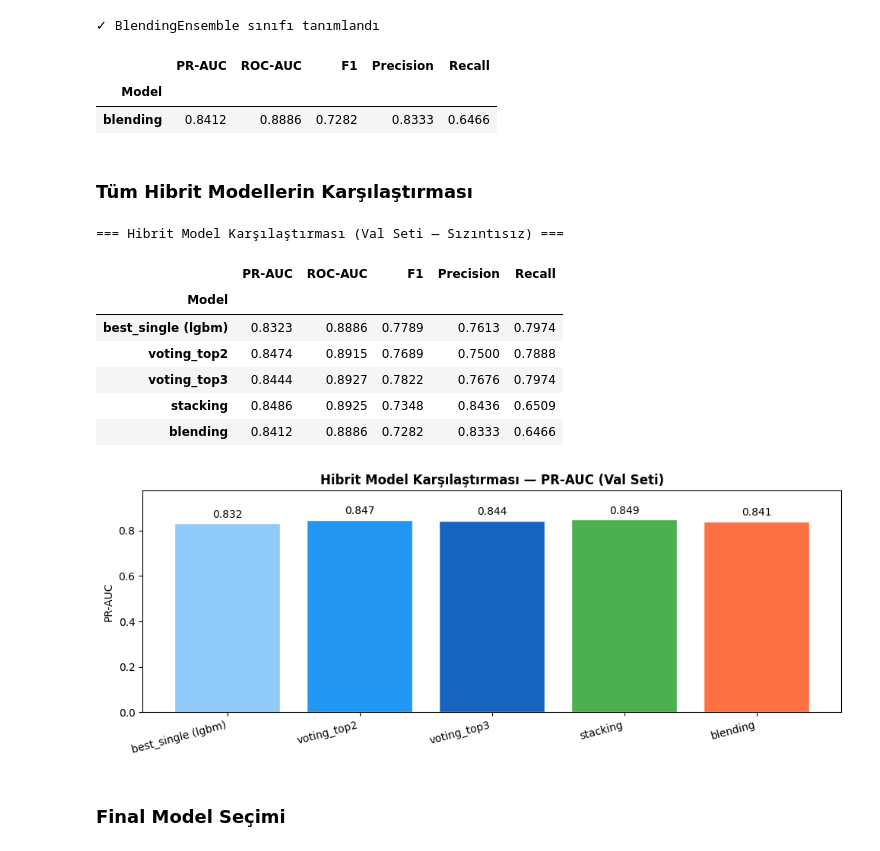
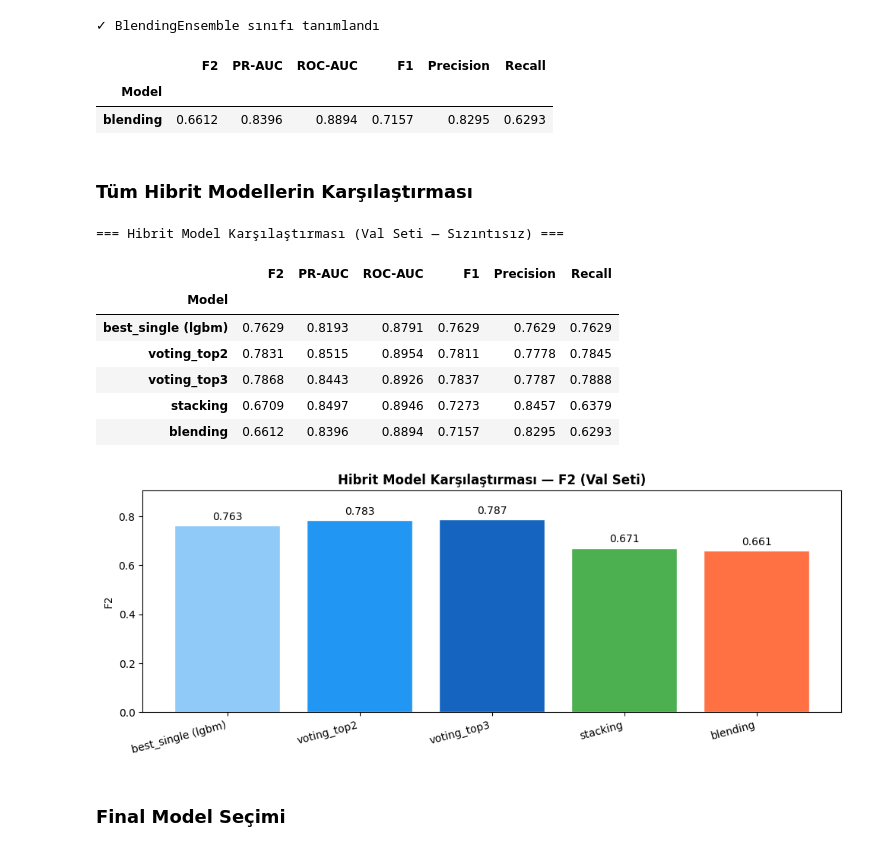
Before and after one commit to UgurIpekduzen/tmdb-hit-classifier, a Jupyter notebook: example.ipynb, the cells around one changed output. Drawn from its saved outputs; the diff is of its cells as text; code cells hidden in the pictures.

```diff
--- a/example.ipynb
+++ b/example.ipynb
@@ -479,7 +484,7 @@ Baseline modellerin (LGBM, RF, LogReg) güçlü yönlerini birleştirmek için
 import numpy as np
 from sklearn.base import clone
 from sklearn.ensemble import VotingClassifier, StackingClassifier
-from sklearn.metrics import average_precision_score, roc_auc_score, f1_score, precision_score, recall_score
+from sklearn.metrics import average_precision_score, roc_auc_score, f1_score, fbeta_score, precision_score, recall_score
 
 ir = (y_train == 0).sum() / (y_train == 1).sum()
 
@@ -510,6 +515,7 @@ def quick_val_metrics(model, X, y):
     proba = model.predict_proba(X)[:, 1]
     pred  = (proba >= 0.5).astype(int)
     return {
+        "F2":        fbeta_score(y, pred, beta=2, zero_division=0),
         "PR-AUC":    average_precision_score(y, proba),
         "ROC-AUC":   roc_auc_score(y, proba),
         "F1":        f1_score(y, pred, zero_division=0),
@@ -528,14 +534,14 @@ print('✓ quick_val_metrics hazır')
 `VotingClassifier(voting='soft')` her modelin olasılık tahminlerini ağırlıklı ortalamayla birleştirir.
 LGBM baseline'da en güçlü performansı gösterdiği için `weights=[2, 1, 1]` kullanıyoruz.
 # %%
-# Top-2 seçimi: val avg_prec sıralaması
+# Top-2 seçimi: val f2 sıralaması
 ranked = sorted(
     tuned_models.keys(),
-    key=lambda name: results.get(name, {}).get("val", {}).get("avg_prec", 0),
+    key=lambda name: results.get(name, {}).get("val", {}).get("f2", 0),
     reverse=True,
 )[:2]
 
-scores  = {name: results[name]["val"]["avg_prec"] for name in ranked}
+scores  = {name: results[name]["val"]["f2"] for name in ranked}
 weights = [scores[name] for name in ranked]
 
 print(f"Voting top-2 : {ranked}")
@@ -553,10 +559,10 @@ voting_val_metrics = quick_val_metrics(voting_clf, X_val, y_val)
 # Top-3: tüm tuned modeller
 ranked3  = sorted(
     tuned_models.keys(),
-    key=lambda name: results.get(name, {}).get("val", {}).get("avg_prec", 0),
+    key=lambda name: results.get(name, {}).get("val", {}).get("f2", 0),
     reverse=True,
 )
-scores3  = {name: results[name]["val"]["avg_prec"] for name in ranked3}
+scores3  = {name: results[name]["val"]["f2"] for name in ranked3}
 weights3 = [scores3[name] for name in ranked3]
 
 print(f"\nVoting top-3 : {ranked3}")
@@ -677,53 +683,53 @@ blending_clf.fit(X_train, y_train)
 blending_val_metrics = quick_val_metrics(blending_clf, X_val, y_val)
 display(pd.DataFrame([{"Model": "blending", **{k: round(v, 4) for k, v in blending_val_metrics.items()}}]).set_index("Model"))
 # %% [output]
-|  | PR-AUC | ROC-AUC | F1 | Precision | Recall |
-| Model |  |  |  |  |  |
-| blending | 0.8412 | 0.8886 | 0.7282 | 0.8333 | 0.6466 |
+|  | F2 | PR-AUC | ROC-AUC | F1 | Precision | Recall |
+| Model |  |  |  |  |  |  |
+| blending | 0.6612 | 0.8396 | 0.8894 | 0.7157 | 0.8295 | 0.6293 |
 # %% [markdown]
 ### Tüm Hibrit Modellerin Karşılaştırması
 # %%
-metric_col = "PR-AUC"
+metric_col = "F2"
 best_single_val_metrics = quick_val_metrics(best_model, X_val, y_val)
 
 hybrid_val_results = {
     f"best_single ({best})": best_single_val_metrics,
     "voting_top2":           voting_val_metrics,
     "voting_top3":           voting3_val_metrics,
     "stacking":              stacking_val_metrics,
     "blending":              blending_val_metrics,
 }
 
 rows = []
 for name, m in hybrid_val_results.items():
     rows.append({"Model": name, **{k: round(v, 4) for k, v in m.items()}})
 comparison_df = pd.DataFrame(rows).set_index("Model")
 print("=== Hibrit Model Karşılaştırması (Val Seti — Sızıntısız) ===")
 display(comparison_df)
 
 vals   = [m.get(metric_col, 0) for m in hybrid_val_results.values()]
 labels = list(hybrid_val_results.keys())
 colors = ["#90CAF9", "#2196F3", "#1565C0", "#4CAF50", "#FF7043"]
 
 fig, ax = plt.subplots(figsize=(10, 4))
 bars = ax.bar(labels, vals, color=colors, edgecolor="white")
 ax.bar_label(bars, fmt="%.3f", padding=3, fontsize=10)
 ax.set_title(f"Hibrit Model Karşılaştırması — {metric_col} (Val Seti)", fontsize=12, fontweight="bold")
 ax.set_ylim(0, max(vals) * 1.15)
 ax.set_ylabel(metric_col)
 plt.xticks(rotation=15, ha="right")
 plt.tight_layout()
 plt.show()
 # %% [output]
 === Hibrit Model Karşılaştırması (Val Seti — Sızıntısız) ===
-|  | PR-AUC | ROC-AUC | F1 | Precision | Recall |
-| Model |  |  |  |  |  |
-| best_single (lgbm) | 0.8323 | 0.8886 | 0.7789 | 0.7613 | 0.7974 |
-| voting_top2 | 0.8474 | 0.8915 | 0.7689 | 0.7500 | 0.7888 |
-| voting_top3 | 0.8444 | 0.8927 | 0.7822 | 0.7676 | 0.7974 |
-| stacking | 0.8486 | 0.8925 | 0.7348 | 0.8436 | 0.6509 |
-| blending | 0.8412 | 0.8886 | 0.7282 | 0.8333 | 0.6466 |
+|  | F2 | PR-AUC | ROC-AUC | F1 | Precision | Recall |
+| Model |  |  |  |  |  |  |
+| best_single (lgbm) | 0.7629 | 0.8193 | 0.8791 | 0.7629 | 0.7629 | 0.7629 |
+| voting_top2 | 0.7831 | 0.8515 | 0.8954 | 0.7811 | 0.7778 | 0.7845 |
+| voting_top3 | 0.7868 | 0.8443 | 0.8926 | 0.7837 | 0.7787 | 0.7888 |
+| stacking | 0.6709 | 0.8497 | 0.8946 | 0.7273 | 0.8457 | 0.6379 |
+| blending | 0.6612 | 0.8396 | 0.8894 | 0.7157 | 0.8295 | 0.6293 |
-[figure, old version]
+[figure, new version]
 # %% [markdown]
 ### Final Model Seçimi
 # %%
```
Also changed, not shown: parts of 20 cells of this notebook, 4 other files.
